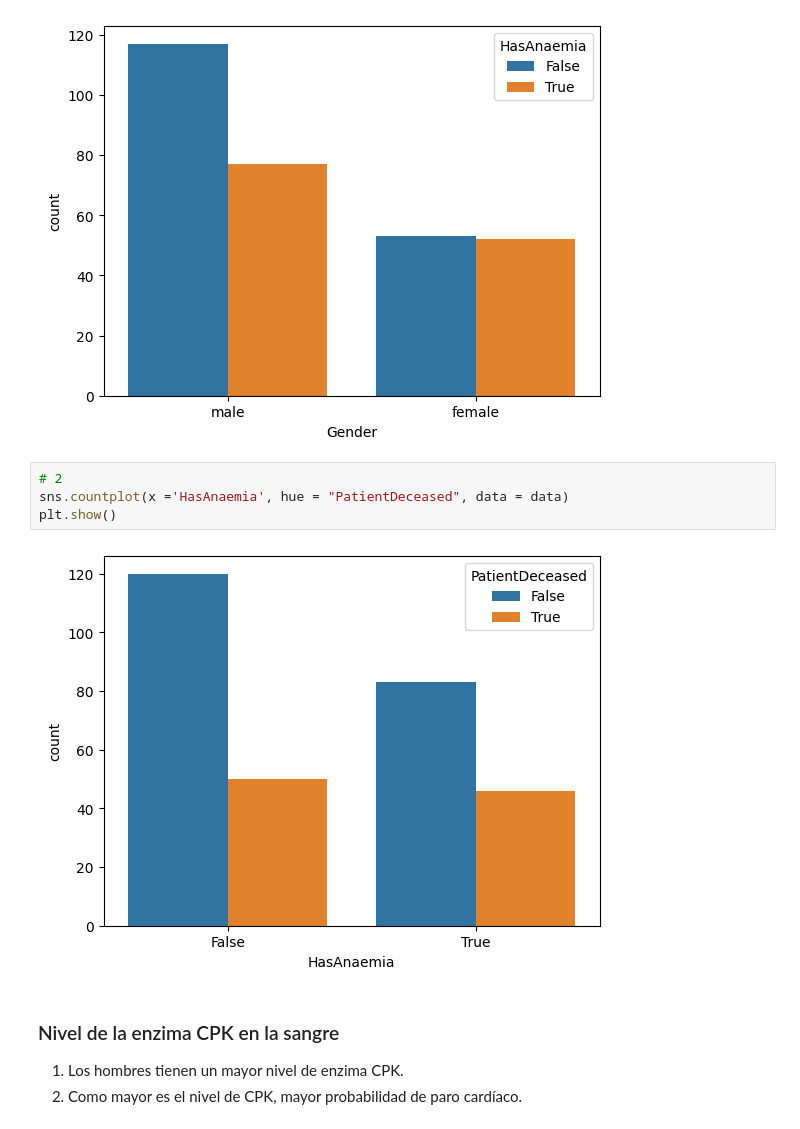
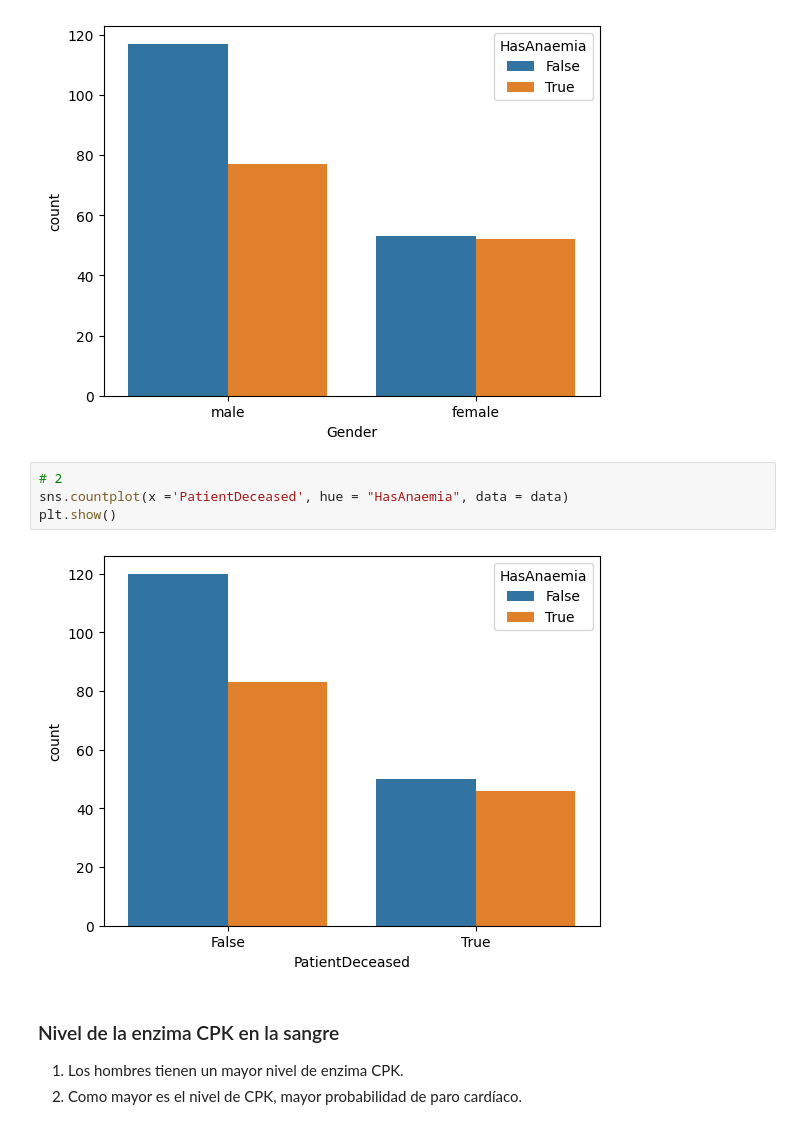
Before and after one commit to BertaVives/Analisis-de-la-insuficiencia-cardiaca, a Jupyter notebook: src/EDA.ipynb, the cells around one changed output. Cells and saved outputs as stored; diff of their text form.

```diff
--- a/src/EDA.ipynb
+++ b/src/EDA.ipynb
@@ -587,10 +586,10 @@ plt.show()
 [figure]
 # %%
 # 2
-sns.countplot(x ='HasAnaemia', hue = "PatientDeceased", data = data)
+sns.countplot(x ='PatientDeceased', hue = "HasAnaemia", data = data)
 plt.show()
 # %% [output]
-[figure, old version]
+[figure, new version]
 # %% [markdown]
 ### Nivel de la enzima CPK en la sangre
 
```
Also changed, not shown: parts of 4 cells of this notebook, 1 other file.
